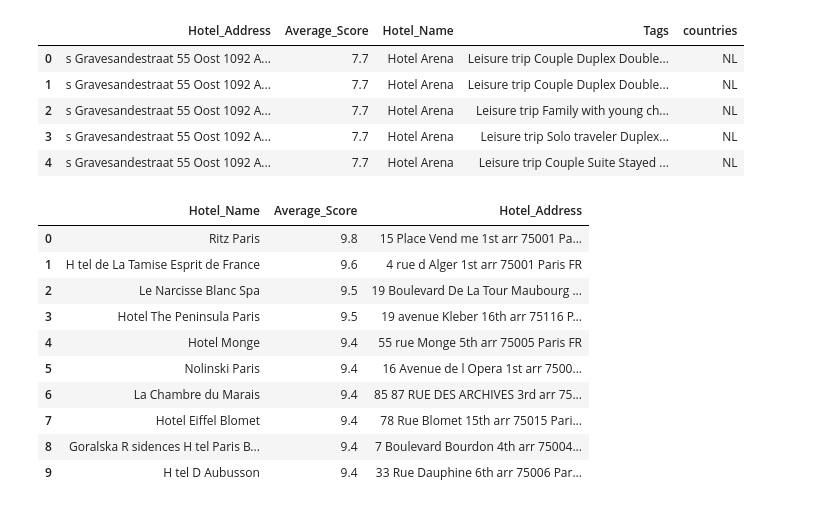
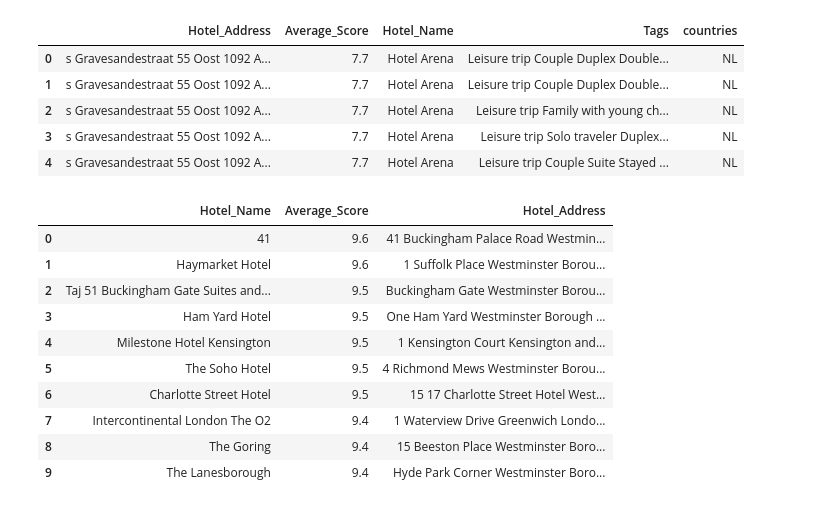
Before and after one commit to emmanuelkaringi/vertives_booking, a Jupyter notebook: model/hotel_recommender.ipynb, the cells around one changed output. Cells and saved outputs as stored; diff of their text form; code cells hidden in the pictures.

```diff
--- a/model/hotel_recommender.ipynb
+++ b/model/hotel_recommender.ipynb
@@ -181,16 +181,16 @@ def recommender(location, description):
     return country[["Hotel_Name", "Average_Score", "Hotel_Address"]].head(10)
 # %%
 # enter input
-recommender('FR', 'Leisure')
+recommender('UK', 'Business Trip')
 # %% [output]
 |  | Hotel_Name | Average_Score | Hotel_Address |
-| 0 | Ritz Paris | 9.8 | 15 Place Vend me 1st arr 75001 Pa... |
-| 1 | H tel de La Tamise Esprit de France | 9.6 | 4 rue d Alger 1st arr 75001 Paris FR |
-| 2 | Le Narcisse Blanc Spa | 9.5 | 19 Boulevard De La Tour Maubourg ... |
-| 3 | Hotel The Peninsula Paris | 9.5 | 19 avenue Kleber 16th arr 75116 P... |
-| 4 | Hotel Monge | 9.4 | 55 rue Monge 5th arr 75005 Paris FR |
-| 5 | Nolinski Paris | 9.4 | 16 Avenue de l Opera 1st arr 7500... |
-| 6 | La Chambre du Marais | 9.4 | 85 87 RUE DES ARCHIVES 3rd arr 75... |
-| 7 | Hotel Eiffel Blomet | 9.4 | 78 Rue Blomet 15th arr 75015 Pari... |
-| 8 | Goralska R sidences H tel Paris B... | 9.4 | 7 Boulevard Bourdon 4th arr 75004... |
-| 9 | H tel D Aubusson | 9.4 | 33 Rue Dauphine 6th arr 75006 Par... |
+| 0 | 41 | 9.6 | 41 Buckingham Palace Road Westmin... |
+| 1 | Haymarket Hotel | 9.6 | 1 Suffolk Place Westminster Borou... |
+| 2 | Taj 51 Buckingham Gate Suites and... | 9.5 | Buckingham Gate Westminster Borou... |
+| 3 | Ham Yard Hotel | 9.5 | One Ham Yard Westminster Borough ... |
+| 4 | Milestone Hotel Kensington | 9.5 | 1 Kensington Court Kensington and... |
+| 5 | The Soho Hotel | 9.5 | 4 Richmond Mews Westminster Borou... |
+| 6 | Charlotte Street Hotel | 9.5 | 15 17 Charlotte Street Hotel West... |
+| 7 | Intercontinental London The O2 | 9.4 | 1 Waterview Drive Greenwich Londo... |
+| 8 | The Goring | 9.4 | 15 Beeston Place Westminster Boro... |
+| 9 | The Lanesborough | 9.4 | Hyde Park Corner Westminster Boro... |
```
Also changed, not shown: 9 other files.
